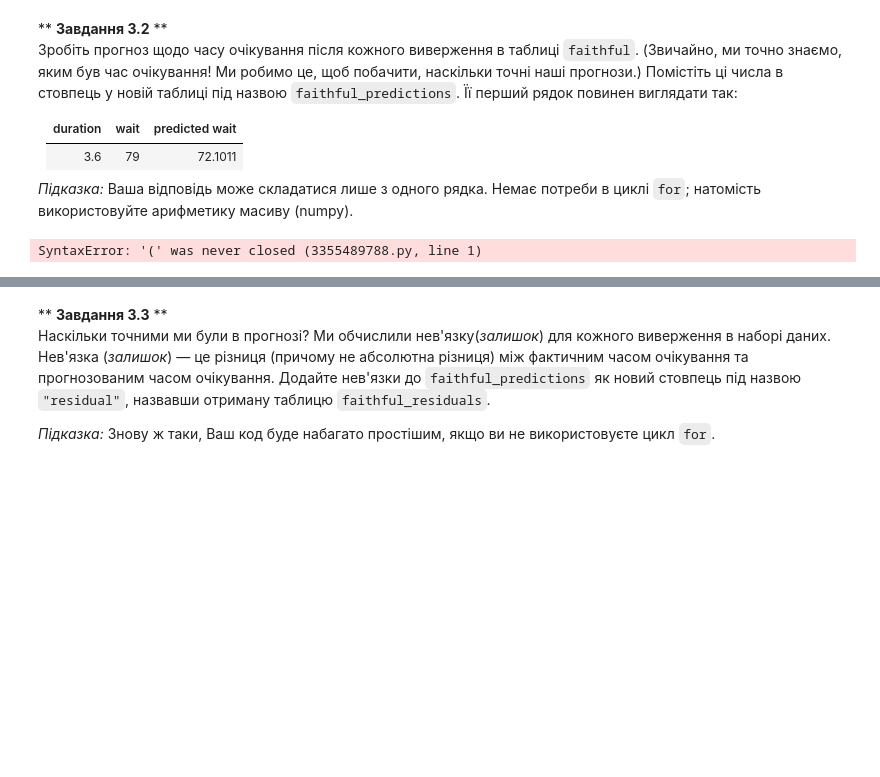
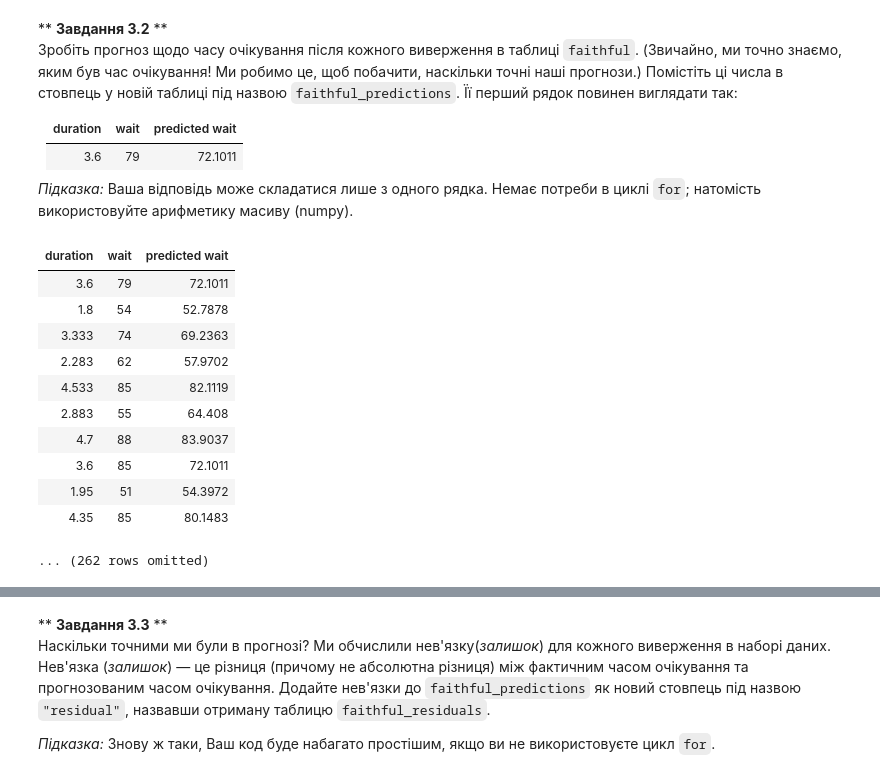
Before and after one commit to MaksimShum/pr2_5, a Jupyter notebook: pr2_5.ipynb, the cells around one changed output, grey strips where cells are left out. Saved outputs shown, nothing was run; the diff lists cells and outputs as text; code cells hidden in the pictures; blank space fills up the shorter version.

```diff
--- a/pr2_5.ipynb
+++ b/pr2_5.ipynb
@@ -189,9 +189,20 @@ plot_data_and_line(faithful, "duration", "wait",
 
 *Підказка:* Ваша відповідь може складатися лише з одного рядка. Немає потреби в циклі `for`; натомість використовуйте арифметику масиву (numpy).
 # %%
-faithful_predictions = faithful.with_column("faithful_predictions", slope*faithful.column('duration')+faithful.column('wait'))
+faithful_predictions = faithful.with_column("predicted wait", slope*faithful.column('duration')+intercept)
 faithful_predictions
 # %% [output]
+| duration | wait | predicted wait |
+| 3.6 | 79 | 72.1011 |
+| 1.8 | 54 | 52.7878 |
+| 3.333 | 74 | 69.2363 |
+| 2.283 | 62 | 57.9702 |
+| 4.533 | 85 | 82.1119 |
+| 2.883 | 55 | 64.408 |
+| 4.7 | 88 | 83.9037 |
+| 3.6 | 85 | 72.1011 |
+| 1.95 | 51 | 54.3972 |
+| 4.35 | 85 | 80.1483 |
-SyntaxError: '(' was never closed (3355489788.py, line 1)
+... (262 rows omitted)
 # %%
 check('tests/q3_2.py')
```
Also changed, not shown: parts of 2 cells of this notebook.
